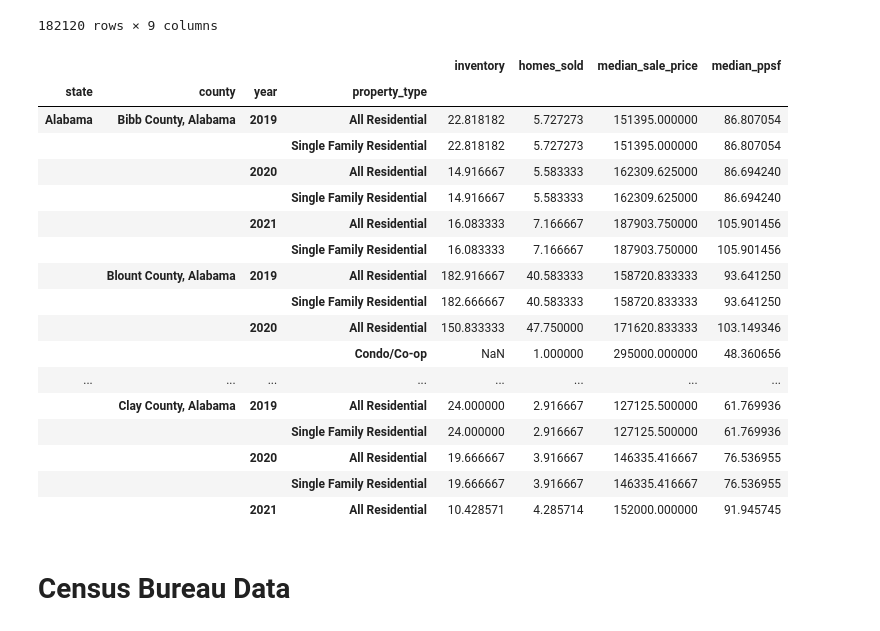
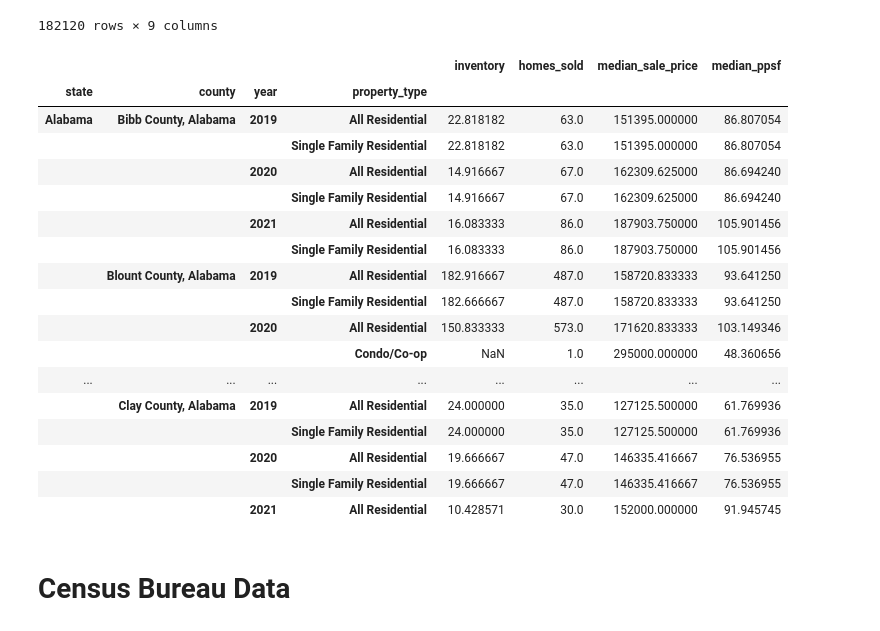
Before and after one commit to mbruns13/redfin_housing_data, a Jupyter notebook: Code/housing_data.ipynb, the cells around one changed output. Drawn from its saved outputs; the diff is of its cells as text; code cells hidden in the pictures.

```diff
--- a/Code/housing_data.ipynb
+++ b/Code/housing_data.ipynb
@@ -266,27 +266,27 @@ clean_county_df
 | 184317 | 2019-01-31 | 2019 | Oneida County, Idaho | Idaho | All Residential | 8.0 | 2.0 | 97500.0 | ... |
 182120 rows × 9 columns
 # %%
-grouped_df = clean_county_df.groupby(["state","county","year","property_type"]).agg({'inventory':'mean','homes_sold':'mean','median_sale_price':'mean', 'median_ppsf': 'mean'})
+grouped_df = clean_county_df.groupby(["state","county","year","property_type"]).agg({'inventory':'mean','homes_sold':'sum','median_sale_price':'mean', 'median_ppsf': 'mean'})
 grouped_df.head(50)
 # %% [output]
 |  |  |  |  | inventory | homes_sold | median_sale_price | median_ppsf |
 | state | county | year | property_type |  |  |  |  |
-| Alabama | Bibb County, Alabama | 2019 | All Residential | 22.818182 | 5.727273 | 151395.000000 | 86.807054 |
-|  |  |  | Single Family Residential | 22.818182 | 5.727273 | 151395.000000 | 86.807054 |
-|  |  | 2020 | All Residential | 14.916667 | 5.583333 | 162309.625000 | 86.694240 |
-|  |  |  | Single Family Residential | 14.916667 | 5.583333 | 162309.625000 | 86.694240 |
-|  |  | 2021 | All Residential | 16.083333 | 7.166667 | 187903.750000 | 105.901456 |
-|  |  |  | Single Family Residential | 16.083333 | 7.166667 | 187903.750000 | 105.901456 |
-|  | Blount County, Alabama | 2019 | All Residential | 182.916667 | 40.583333 | 158720.833333 | 93.641250 |
-|  |  |  | Single Family Residential | 182.666667 | 40.583333 | 158720.833333 | 93.641250 |
-|  |  | 2020 | All Residential | 150.833333 | 47.750000 | 171620.833333 | 103.149346 |
-|  |  |  | Condo/Co-op | NaN | 1.000000 | 295000.000000 | 48.360656 |
+| Alabama | Bibb County, Alabama | 2019 | All Residential | 22.818182 | 63.0 | 151395.000000 | 86.807054 |
+|  |  |  | Single Family Residential | 22.818182 | 63.0 | 151395.000000 | 86.807054 |
+|  |  | 2020 | All Residential | 14.916667 | 67.0 | 162309.625000 | 86.694240 |
+|  |  |  | Single Family Residential | 14.916667 | 67.0 | 162309.625000 | 86.694240 |
+|  |  | 2021 | All Residential | 16.083333 | 86.0 | 187903.750000 | 105.901456 |
+|  |  |  | Single Family Residential | 16.083333 | 86.0 | 187903.750000 | 105.901456 |
+|  | Blount County, Alabama | 2019 | All Residential | 182.916667 | 487.0 | 158720.833333 | 93.641250 |
+|  |  |  | Single Family Residential | 182.666667 | 487.0 | 158720.833333 | 93.641250 |
+|  |  | 2020 | All Residential | 150.833333 | 573.0 | 171620.833333 | 103.149346 |
+|  |  |  | Condo/Co-op | NaN | 1.0 | 295000.000000 | 48.360656 |
 | ... | ... | ... | ... | ... | ... | ... | ... |
-|  | Clay County, Alabama | 2019 | All Residential | 24.000000 | 2.916667 | 127125.500000 | 61.769936 |
-|  |  |  | Single Family Residential | 24.000000 | 2.916667 | 127125.500000 | 61.769936 |
-|  |  | 2020 | All Residential | 19.666667 | 3.916667 | 146335.416667 | 76.536955 |
-|  |  |  | Single Family Residential | 19.666667 | 3.916667 | 146335.416667 | 76.536955 |
-|  |  | 2021 | All Residential | 10.428571 | 4.285714 | 152000.000000 | 91.945745 |
+|  | Clay County, Alabama | 2019 | All Residential | 24.000000 | 35.0 | 127125.500000 | 61.769936 |
+|  |  |  | Single Family Residential | 24.000000 | 35.0 | 127125.500000 | 61.769936 |
+|  |  | 2020 | All Residential | 19.666667 | 47.0 | 146335.416667 | 76.536955 |
+|  |  |  | Single Family Residential | 19.666667 | 47.0 | 146335.416667 | 76.536955 |
+|  |  | 2021 | All Residential | 10.428571 | 30.0 | 152000.000000 | 91.945745 |
 # %% [markdown]
 # Census Bureau Data
 # %%
```
